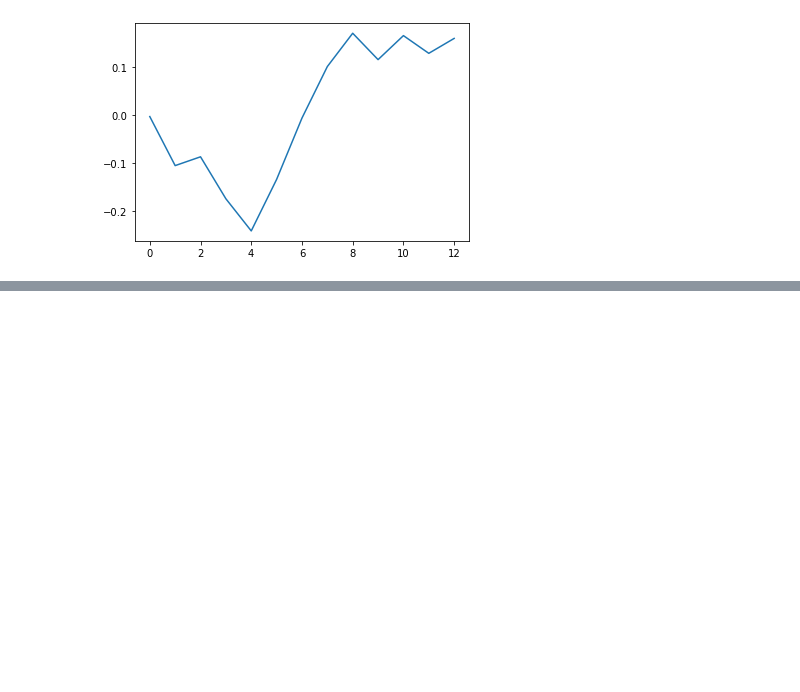
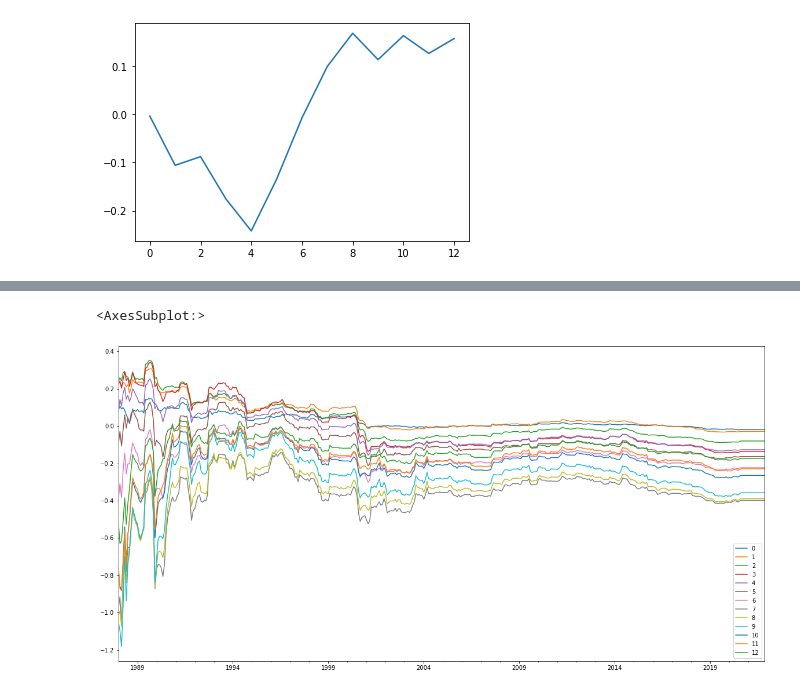
Before and after one commit to t0nychn/UG_thesis, a Jupyter notebook: Kalman_test.ipynb, the cells around one changed output, grey strips where cells are left out. Cells and saved outputs as stored; diff of their text form; code cells hidden in the pictures; blank space fills up the shorter version.

```diff
--- a/Kalman_test.ipynb
+++ b/Kalman_test.ipynb
@@ -19,0 +35,5 @@ kf.mean().plot()
+# %%
+kf2.loc['1988':].plot(figsize=(20, 10))
+# %% [output]
+<AxesSubplot:>
+[figure, added]
```
Also changed, not shown: parts of 6 cells of this notebook, 1 other file.
